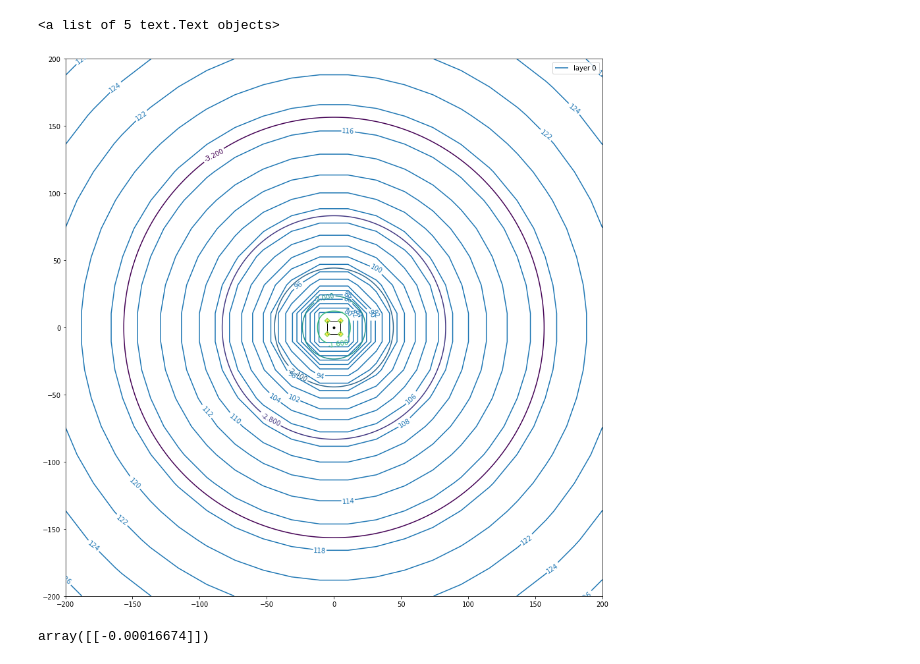
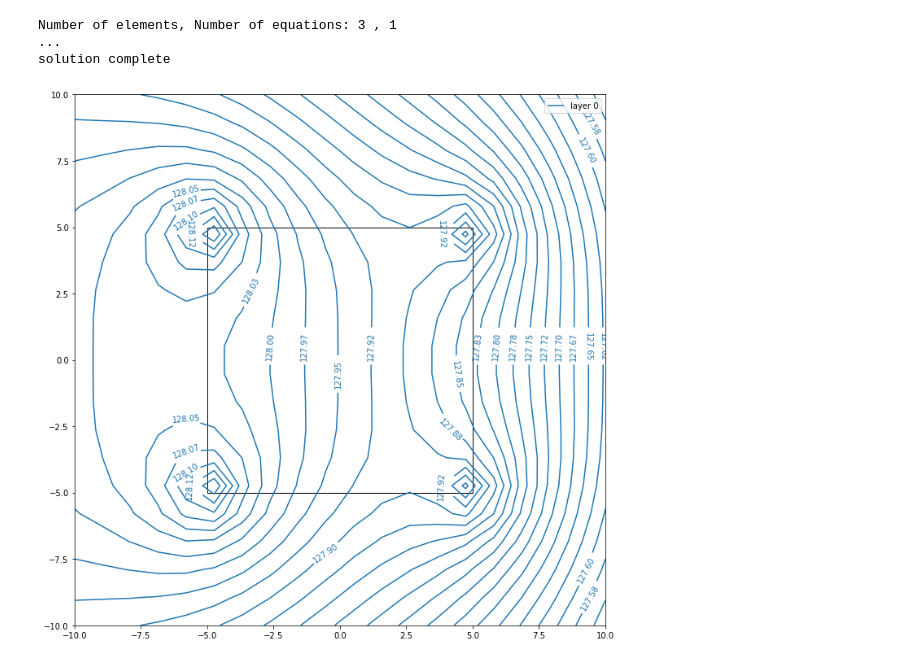
Before and after one commit to jentjr/timml, a Jupyter notebook: notebooks/test_polyareasink.ipynb, the cells around one changed output. Cells and saved outputs as stored; diff of their text form; code cells hidden in the pictures.

```diff
--- a/notebooks/test_polyareasink.ipynb
+++ b/notebooks/test_polyareasink.ipynb
@@ -257,30 +6,13 @@ ml.solve()
-# %%
-ml.contour(win=[-200, 200, -200, 200], levels=30, figsize=(20,15))
-xg, yg = np.linspace(-200, 200, 200), np.linspace(-200, 200, 200)
-nx, ny = len(xg), len(yg)
-h = np.empty((ny, nx))
-for j in range(ny):
-    for i in range(nx):
-        h[j, i] = potinf(xg[i], yg[j], xy, 1).real
-
-plt.contour(xg, yg, h, levels=30)
-fig = plt.gcf()
-ax = plt.gca()
-poly = Polygon(xy, closed=True, fill=False)
-ax.add_patch(poly)
-cs = ax.contour(xg, yg, h)
-plt.clabel(cs)
-# %% [output]
-<a list of 5 text.Text objects>
-[figure, removed]
 # %%
 xy=[(-5, -5), (5, -5), (5, 5), (-5, 5)]
 ml = ModelMaq()
-well = Well(ml, xw=0, yw=0, Qw=100)
-poly = PolyAreaSink(ml, xy, N=0.01)
+c = Constant(ml, xr=100, yr=100, hr=125)
 uf = Uflow(ml, slope=0.02, angle=0)
+poly = PolyAreaSink(ml, xy, N=0.5)
 ml.solve()
+ml.contour(win=[-10, 10, -10, 10], levels=30, decimals=2, figsize=(15, 12))
+# %% [output]
+Number of elements, Number of equations: 3 , 1
+...
+solution complete
+[figure, added]
-# %%
-poly.potinf(10, 10)
-# %% [output]
-array([[-0.00016674]])
```
Also changed, not shown: parts of 34 cells of this notebook, 1 other file.
